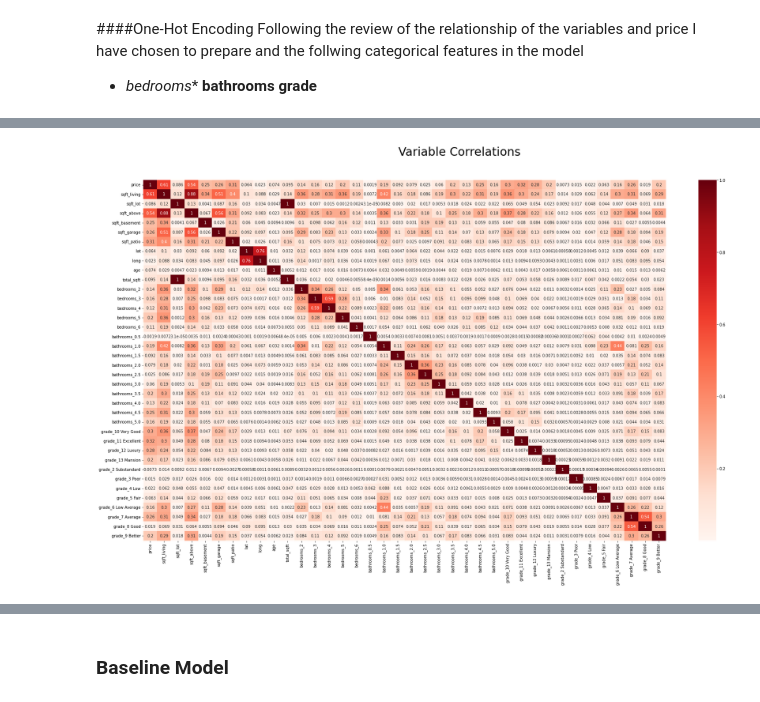
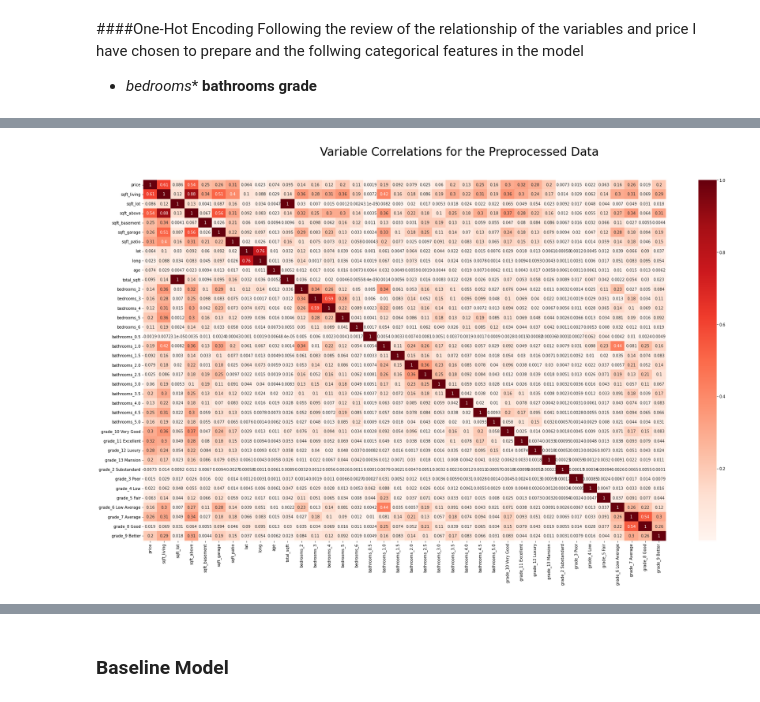
Before and after one commit to olexy/da_ds_ml, a Jupyter notebook: Capstone_Regression_Project.ipynb, the cells around one changed output, grey strips where cells are left out. Saved outputs shown, nothing was run; the diff lists cells and outputs as text; code cells hidden in the pictures.

```diff
--- a/Capstone_Regression_Project.ipynb
+++ b/Capstone_Regression_Project.ipynb
@@ -740,8 +740,8 @@ Warning: Total number of columns (50) exceeds max_columns (20). Falling back to
 # %%
 corr = data_preprocessed.corr().abs()
 fig, ax=plt.subplots(figsize=(30,17))
-fig.suptitle('Variable Correlations', fontsize=30, y=.95, fontname='Silom')
+fig.suptitle('Variable Correlations for the Preprocessed Data', fontsize=30, y=.95, fontname='Silom')
 heatmap = sns.heatmap(corr, cmap='Reds', annot=True)
 plt.savefig('/content/drive/MyDrive/Colab Notebooks/images/data_prep_corr.png')
 # %% [output]
-[figure, old version]
+[figure, new version]
```
Also changed, not shown: parts of 8 cells of this notebook.
